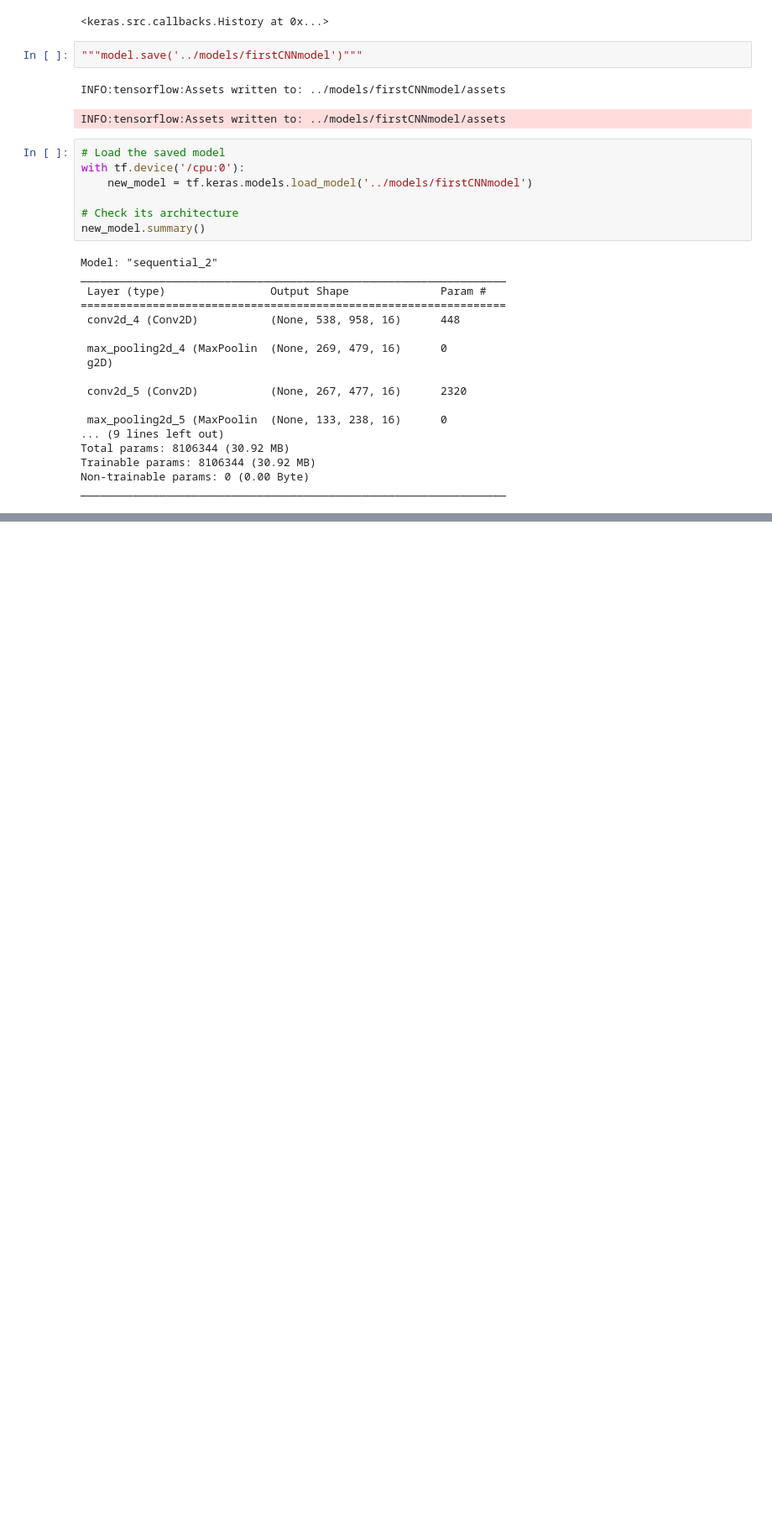
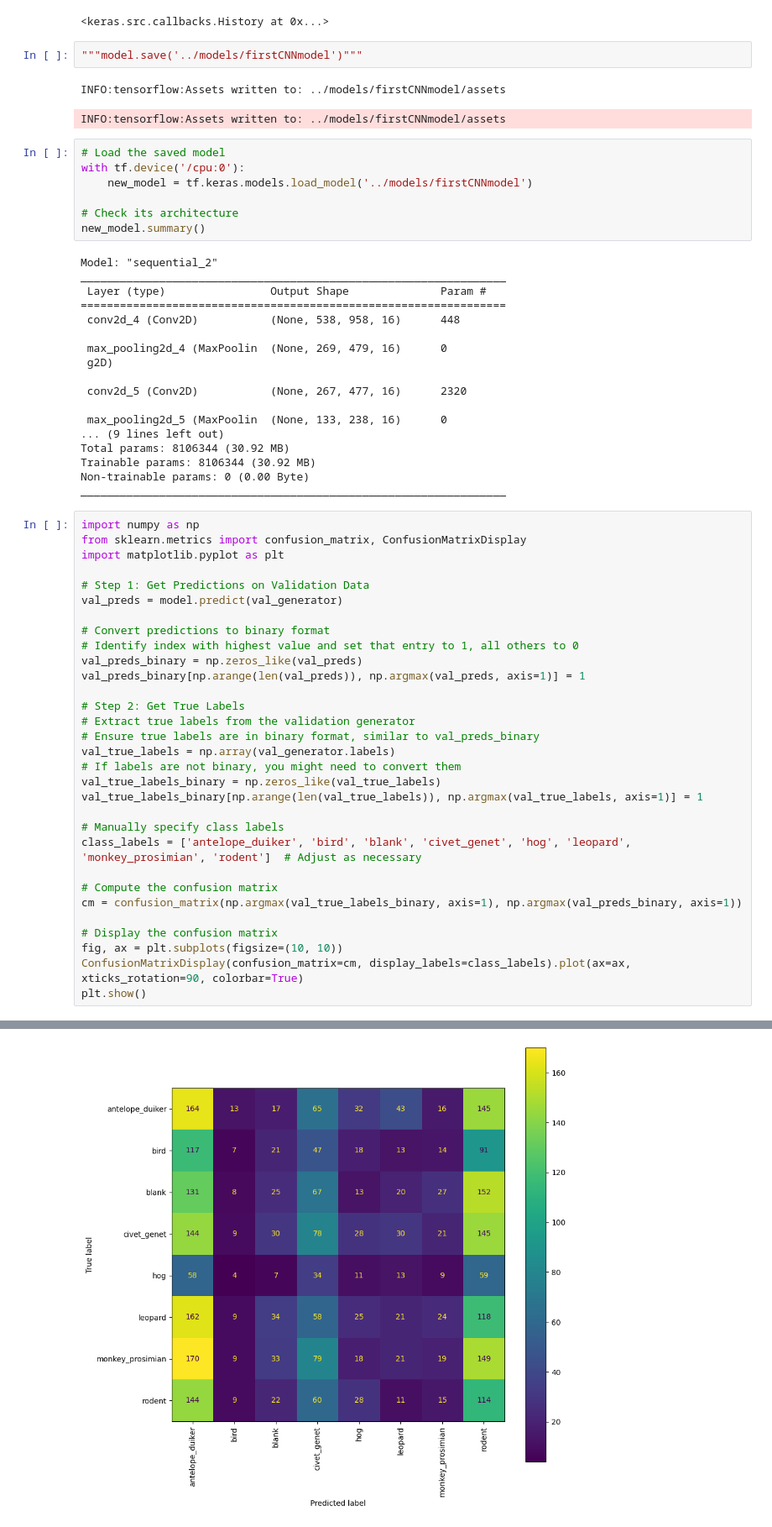
Before and after one commit to dominikhoeing/ds-capstone-project, a Jupyter notebook: notebooks/EDATetyana.ipynb, the cells around one changed output, grey strips where cells are left out. Shown at 84% size. Cells and saved outputs as stored; diff of their text form; blank space fills up the shorter version.

```diff
--- a/notebooks/EDATetyana.ipynb
+++ b/notebooks/EDATetyana.ipynb
@@ -226,3 +226,35 @@ Total params: 8106344 (30.92 MB)
 Trainable params: 8106344 (30.92 MB)
 Non-trainable params: 0 (0.00 Byte)
 _________________________________________________________________
+# %%
+import numpy as np
+from sklearn.metrics import confusion_matrix, ConfusionMatrixDisplay
+import matplotlib.pyplot as plt
+
+# Step 1: Get Predictions on Validation Data
+val_preds = model.predict(val_generator)
+
+# Convert predictions to binary format
+# Identify index with highest value and set that entry to 1, all others to 0
+val_preds_binary = np.zeros_like(val_preds)
+val_preds_binary[np.arange(len(val_preds)), np.argmax(val_preds, axis=1)] = 1
+
+# Step 2: Get True Labels
+# Extract true labels from the validation generator
+# Ensure true labels are in binary format, similar to val_preds_binary
+val_true_labels = np.array(val_generator.labels)
+# If labels are not binary, you might need to convert them
+val_true_labels_binary = np.zeros_like(val_true_labels)
+val_true_labels_binary[np.arange(len(val_true_labels)), np.argmax(val_true_labels, axis=1)] = 1
+
+# Manually specify class labels
+class_labels = ['antelope_duiker', 'bird', 'blank', 'civet_genet', 'hog', 'leopard', 'monkey_prosimian', 'rodent']  # Adjust as necessary
+
+# Compute the confusion matrix
+cm = confusion_matrix(np.argmax(val_true_labels_binary, axis=1), np.argmax(val_preds_binary, axis=1))
+
+# Display the confusion matrix
+fig, ax = plt.subplots(figsize=(10, 10))
+ConfusionMatrixDisplay(confusion_matrix=cm, display_labels=class_labels).plot(ax=ax, xticks_rotation=90, colorbar=True)
+plt.show()
+# %% [output]
@@ -228,0 +262 @@ _________________________________________________________________
+[figure, added]
```
Also changed, not shown: parts of 1 cell of this notebook, 2 other files.
